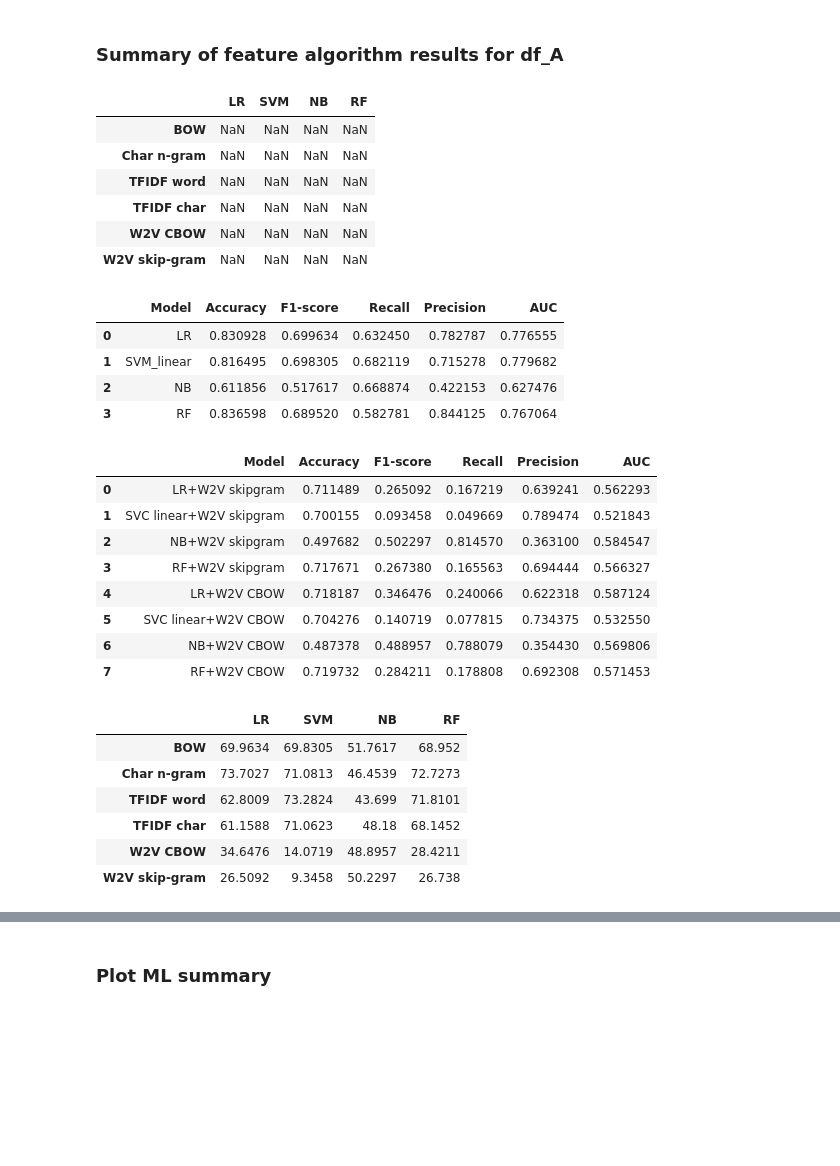
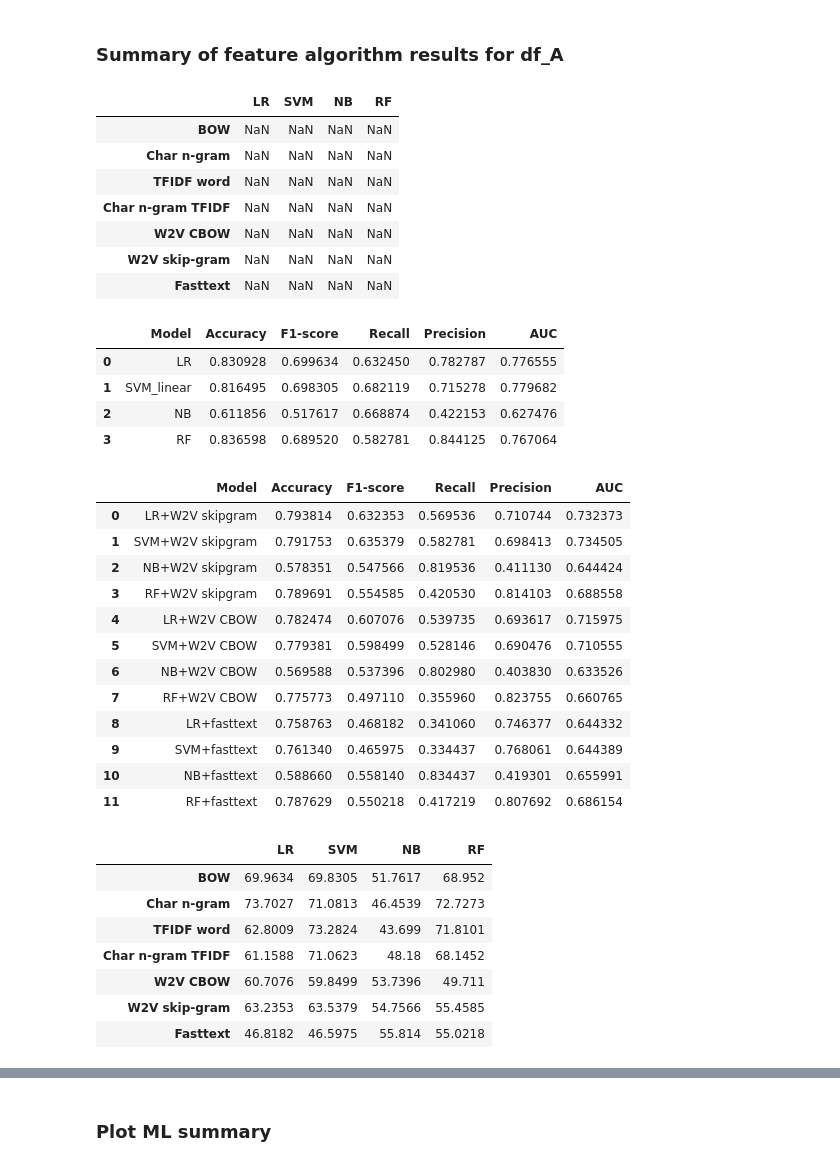
Before and after one commit to codekcg23/Sinhala-Hate-Speech-Detection, a Jupyter notebook: Results/visualize.ipynb, the cells around one changed output, grey strips where cells are left out. Drawn from its saved outputs; the diff is of its cells as text; code cells hidden in the pictures; blank space fills up the shorter version.

```diff
--- a/Results/visualize.ipynb
+++ b/Results/visualize.ipynb
@@ -9,23 +24,24 @@
 ### Summary of feature algorithm results for df_A
 # %%
 ## Read result csv files
-w2v = pd.read_csv('word2vec_df_A.csv',sep='\t')
+w2v = pd.read_csv('embedding_df_A.csv',sep='\t')
 bow = pd.read_csv('bow_word_df_A.csv',sep='\t')
 bow_char = pd.read_csv('bow_char_df_A.csv',sep='\t')
 tfidf_word = pd.read_csv('tfidf_char_df_A.csv',sep='\t')
 tfidf_char = pd.read_csv('tfidf_word_df_A.csv',sep='\t')
 # %%
 import pandas as pd
-df_ML = pd.DataFrame(index =['BOW','Char n-gram','TFIDF word','TFIDF char','W2V CBOW','W2V skip-gram'] ,columns=['LR','SVM', 'NB','RF'])
+df_ML = pd.DataFrame(index =['BOW','Char n-gram','TFIDF word','Char n-gram TFIDF','W2V CBOW','W2V skip-gram','Fasttext'] ,columns=['LR','SVM', 'NB','RF'])
 df_ML
 # %% [output]
 |  | LR | SVM | NB | RF |
 | BOW | NaN | NaN | NaN | NaN |
 | Char n-gram | NaN | NaN | NaN | NaN |
 | TFIDF word | NaN | NaN | NaN | NaN |
-| TFIDF char | NaN | NaN | NaN | NaN |
+| Char n-gram TFIDF | NaN | NaN | NaN | NaN |
 | W2V CBOW | NaN | NaN | NaN | NaN |
 | W2V skip-gram | NaN | NaN | NaN | NaN |
+| Fasttext | NaN | NaN | NaN | NaN |
 # %%
 bow
 # %% [output]
@@ -38,31 +54,37 @@ bow
 w2v
 # %% [output]
 |  | Model | Accuracy | F1-score | Recall | Precision | AUC |
-| 0 | LR+W2V skipgram | 0.711489 | 0.265092 | 0.167219 | 0.639241 | 0.562293 |
-| 1 | SVC linear+W2V skipgram | 0.700155 | 0.093458 | 0.049669 | 0.789474 | 0.521843 |
-| 2 | NB+W2V skipgram | 0.497682 | 0.502297 | 0.814570 | 0.363100 | 0.584547 |
-| 3 | RF+W2V skipgram | 0.717671 | 0.267380 | 0.165563 | 0.694444 | 0.566327 |
-| 4 | LR+W2V CBOW | 0.718187 | 0.346476 | 0.240066 | 0.622318 | 0.587124 |
-| 5 | SVC linear+W2V CBOW | 0.704276 | 0.140719 | 0.077815 | 0.734375 | 0.532550 |
-| 6 | NB+W2V CBOW | 0.487378 | 0.488957 | 0.788079 | 0.354430 | 0.569806 |
-| 7 | RF+W2V CBOW | 0.719732 | 0.284211 | 0.178808 | 0.692308 | 0.571453 |
+| 0 | LR+W2V skipgram | 0.793814 | 0.632353 | 0.569536 | 0.710744 | 0.732373 |
+| 1 | SVM+W2V skipgram | 0.791753 | 0.635379 | 0.582781 | 0.698413 | 0.734505 |
+| 2 | NB+W2V skipgram | 0.578351 | 0.547566 | 0.819536 | 0.411130 | 0.644424 |
+| 3 | RF+W2V skipgram | 0.789691 | 0.554585 | 0.420530 | 0.814103 | 0.688558 |
+| 4 | LR+W2V CBOW | 0.782474 | 0.607076 | 0.539735 | 0.693617 | 0.715975 |
+| 5 | SVM+W2V CBOW | 0.779381 | 0.598499 | 0.528146 | 0.690476 | 0.710555 |
+| 6 | NB+W2V CBOW | 0.569588 | 0.537396 | 0.802980 | 0.403830 | 0.633526 |
+| 7 | RF+W2V CBOW | 0.775773 | 0.497110 | 0.355960 | 0.823755 | 0.660765 |
+| 8 | LR+fasttext | 0.758763 | 0.468182 | 0.341060 | 0.746377 | 0.644332 |
+| 9 | SVM+fasttext | 0.761340 | 0.465975 | 0.334437 | 0.768061 | 0.644389 |
+| 10 | NB+fasttext | 0.588660 | 0.558140 | 0.834437 | 0.419301 | 0.655991 |
+| 11 | RF+fasttext | 0.787629 | 0.550218 | 0.417219 | 0.807692 | 0.686154 |
 # %%
 df_ML.iloc[0]=bow.loc[:,'F1-score']*100
 df_ML.iloc[1]=bow_char.loc[:,'F1-score']*100
 df_ML.iloc[2]=tfidf_word.loc[:,'F1-score']*100
 df_ML.iloc[3]=tfidf_char.loc[:,'F1-score']*100
 df_ML.iloc[5] = w2v.loc[:3,'F1-score']*100
-df_ML.iloc[4] =w2v.loc[4:,'F1-score']*100
+df_ML.iloc[4] =w2v.loc[4:7,'F1-score']*100
+df_ML.iloc[6] = w2v.loc[8:11,'F1-score']*100
 df_ML.to_csv('summary_chart.csv',index_label="Feature")
 df_ML
 # %% [output]
 |  | LR | SVM | NB | RF |
 | BOW | 69.9634 | 69.8305 | 51.7617 | 68.952 |
 | Char n-gram | 73.7027 | 71.0813 | 46.4539 | 72.7273 |
 | TFIDF word | 62.8009 | 73.2824 | 43.699 | 71.8101 |
-| TFIDF char | 61.1588 | 71.0623 | 48.18 | 68.1452 |
-| W2V CBOW | 34.6476 | 14.0719 | 48.8957 | 28.4211 |
-| W2V skip-gram | 26.5092 | 9.3458 | 50.2297 | 26.738 |
+| Char n-gram TFIDF | 61.1588 | 71.0623 | 48.18 | 68.1452 |
+| W2V CBOW | 60.7076 | 59.8499 | 53.7396 | 49.711 |
+| W2V skip-gram | 63.2353 | 63.5379 | 54.7566 | 55.4585 |
+| Fasttext | 46.8182 | 46.5975 | 55.814 | 55.0218 |
 # %%
 df_M= pd.read_csv('summary_chart.csv',index_col='Feature')
 df_M
```
Also changed, not shown: parts of 33 cells of this notebook, 9 other files.
